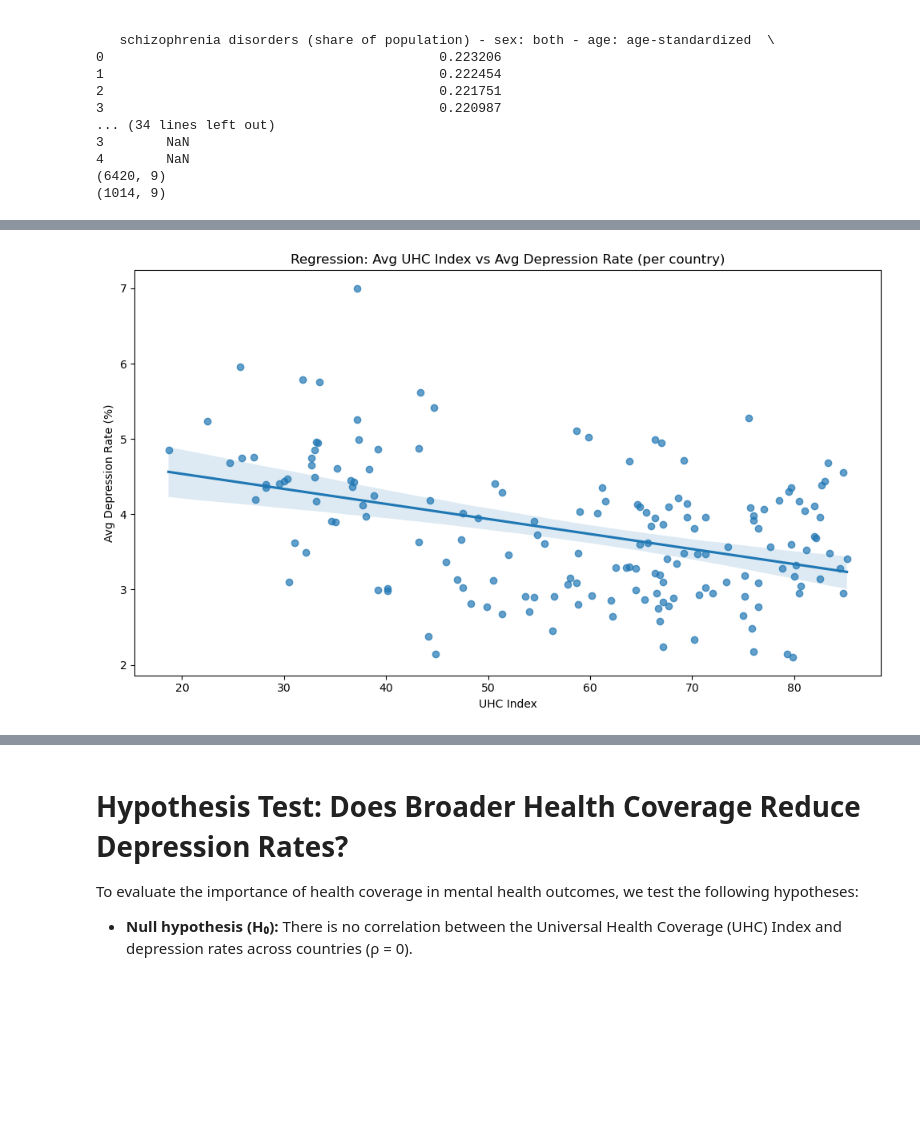
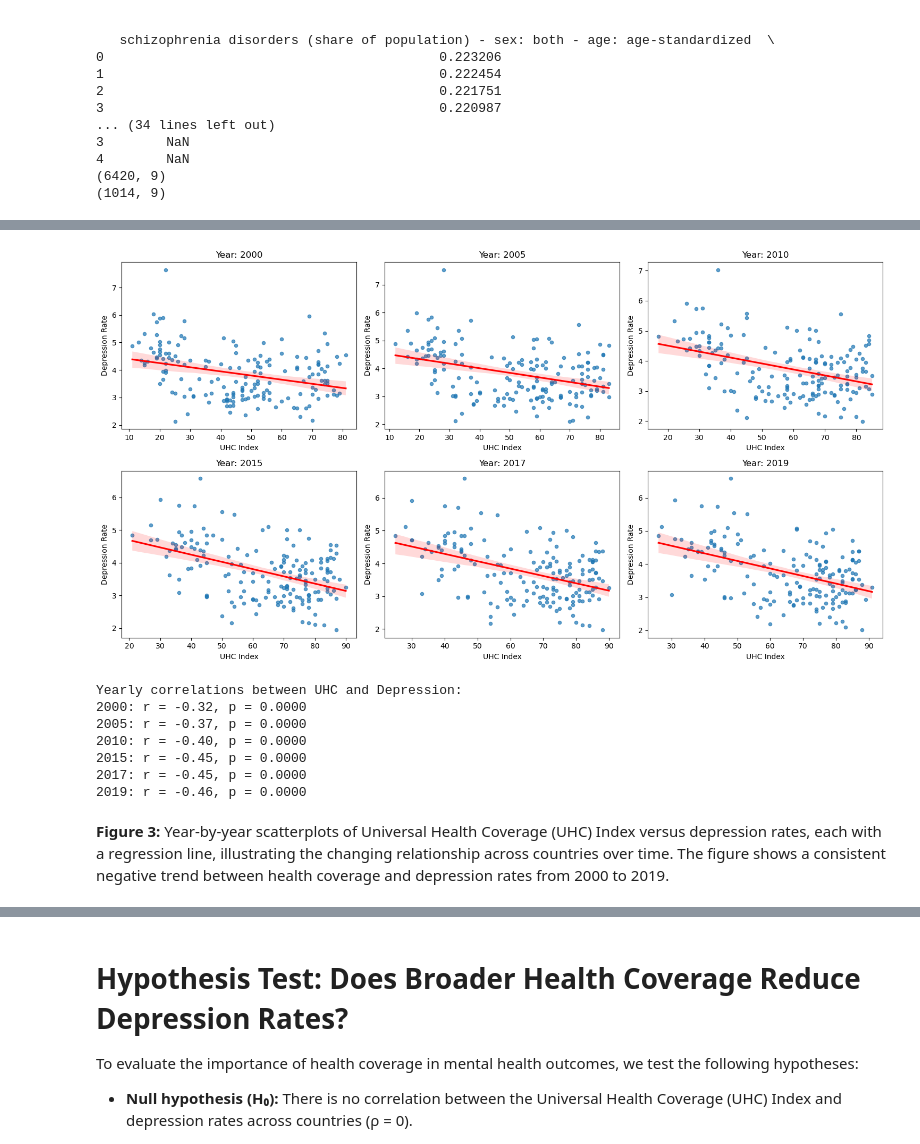
Before and after one commit to Triple-A-AAI520/AAI-520_Group3_Final_Project, a Jupyter notebook: final_analysis.ipynb, the cells around one changed output, grey strips where cells are left out. Cells and saved outputs as stored; diff of their text form; code cells hidden in the pictures; blank space fills up the shorter version.

```diff
--- a/final_analysis.ipynb
+++ b/final_analysis.ipynb
@@ -78,6 +73,7 @@ df_uhc_long = df_uhc.melt(
 df_uhc_long = df_uhc_long.rename(columns={'Country Name': 'entity'})
 df_uhc_long['year'] = df_uhc_long['year'].astype(int)
 df_uhc_long['uhc_index'] = pd.to_numeric(df_uhc_long['uhc_index'], errors='coerce')
+df_uhc_long = df_uhc_long.dropna(subset=['uhc_index'])
 # %%
 print(df_uhc_long.columns)
 print(df_uhc_long.head())
@@ -227,10 +254,39 @@ plt.show()
 # %%
-plt.figure(figsize=(10,6))
-sns.regplot(data=country_means, x='uhc_index', y=example_dep_col, scatter_kws={'alpha':0.7})
-plt.title('Regression: Avg UHC Index vs Avg Depression Rate (per country)')
-plt.xlabel('UHC Index')
-plt.ylabel('Avg Depression Rate (%)')
+# Prepare years and grid layout
+years = sorted(df_uhc_plot['year'].dropna().unique())
+cols = 3
+rows = (len(years) + cols - 1) // cols
+
+plt.figure(figsize=(cols*5, rows*4))
+
+# Plot scatterplots with regression line for each year
+for i, year in enumerate(years, 1):
+    plt.subplot(rows, cols, i)
+    data_year = df_uhc_plot[df_uhc_plot['year'] == year]
+    sns.regplot(x='uhc_index', y=example_dep_col, data=data_year,
+                scatter_kws={'s': 20, 'alpha': 0.7},
+                line_kws={'color': 'red'})
+    plt.title(f'Year: {year}')
+    plt.xlabel('UHC Index')
+    plt.ylabel('Depression Rate')
+
 plt.tight_layout()
 plt.show()
+
+# Print yearly Pearson correlation coefficients
+print("Yearly correlations between UHC and Depression:")
+for year in years:
+    data_year = df_uhc_plot[df_uhc_plot['year'] == year]
+    r, p = pearsonr(data_year['uhc_index'], data_year[example_dep_col])
+    print(f"{year}: r = {r:.2f}, p = {p:.4f}")
 # %% [output]
-[figure, old version]
+[figure, new version]
+Yearly correlations between UHC and Depression:
+2000: r = -0.32, p = 0.0000
+2005: r = -0.37, p = 0.0000
+2010: r = -0.40, p = 0.0000
+2015: r = -0.45, p = 0.0000
+2017: r = -0.45, p = 0.0000
+2019: r = -0.46, p = 0.0000
+# %% [markdown]
+**Figure 3:** Year-by-year scatterplots of Universal Health Coverage (UHC) Index versus depression rates, each with a regression line, illustrating the changing relationship across countries over time. The figure shows a consistent negative trend between health coverage and depression rates from 2000 to 2019.
```
Also changed, not shown: parts of 18 cells of this notebook.
